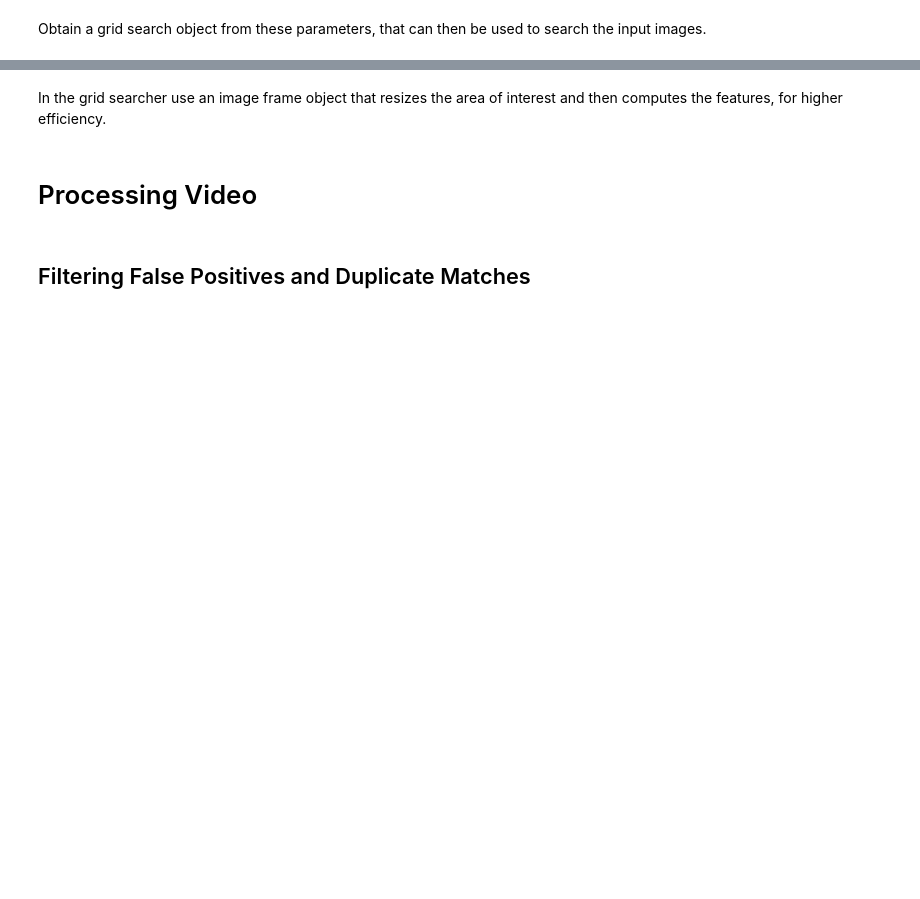
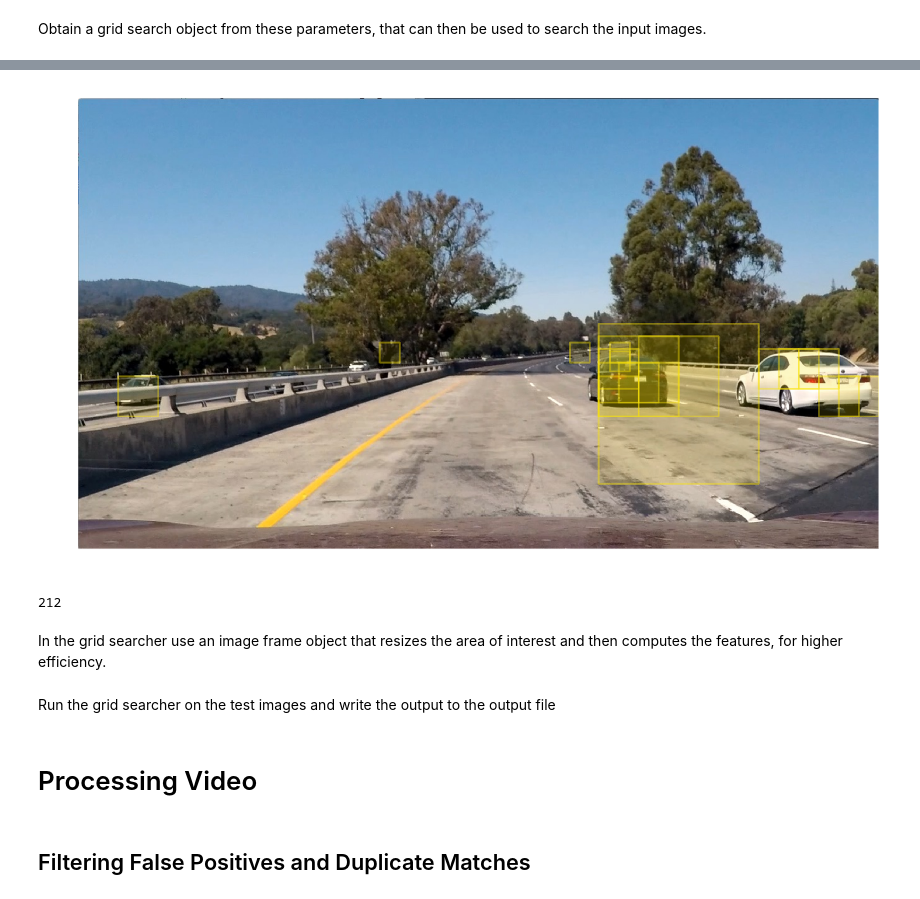
Before and after one commit to MarkDekker/CarND-Vehicle-Detection, a Jupyter notebook: README.ipynb, the cells around one changed output, grey strips where cells are left out. Saved outputs shown, nothing was run; the diff lists cells and outputs as text; code cells hidden in the pictures; blank space fills up the shorter version.

```diff
--- a/README.ipynb
+++ b/README.ipynb
@@ -114,7 +110,7 @@ classifier.fit_feature_scaler(features_train)
 # %% [markdown]
 Run fit the classifier to the training data:
 # %%
-classifier.train(features_train, labels_train)
+classifier.train(feat_train, label_train)
 # %% [markdown]
 Test the classifier accuracy:
 # %%
@@ -180,2 +183,12 @@ searcher = GridSearch(search_windows, search_areas)
+# %%
+plt.subplots(2, 2, figsize=(12, 8), dpi=300)
+plt.subplot(1, 1, 1)
+plot_image(highlighted_img)
+# %% [output]
+[figure, added]
+# %%
+len(result)
+# %% [output]
+212
 # %% [markdown]
 In the grid searcher use an image frame object that resizes the area of interest and then computes the features, for higher efficiency.
@@ -184,3 +195,5 @@ Run the grid searcher on the test images and write the output to the output file
+# %% [markdown]
+Run the grid searcher on the test images and write the output to the output file
 # %% [markdown]
 # Processing Video
 # %% [markdown]
```
Also changed, not shown: parts of 22 cells of this notebook, 1 other file.
